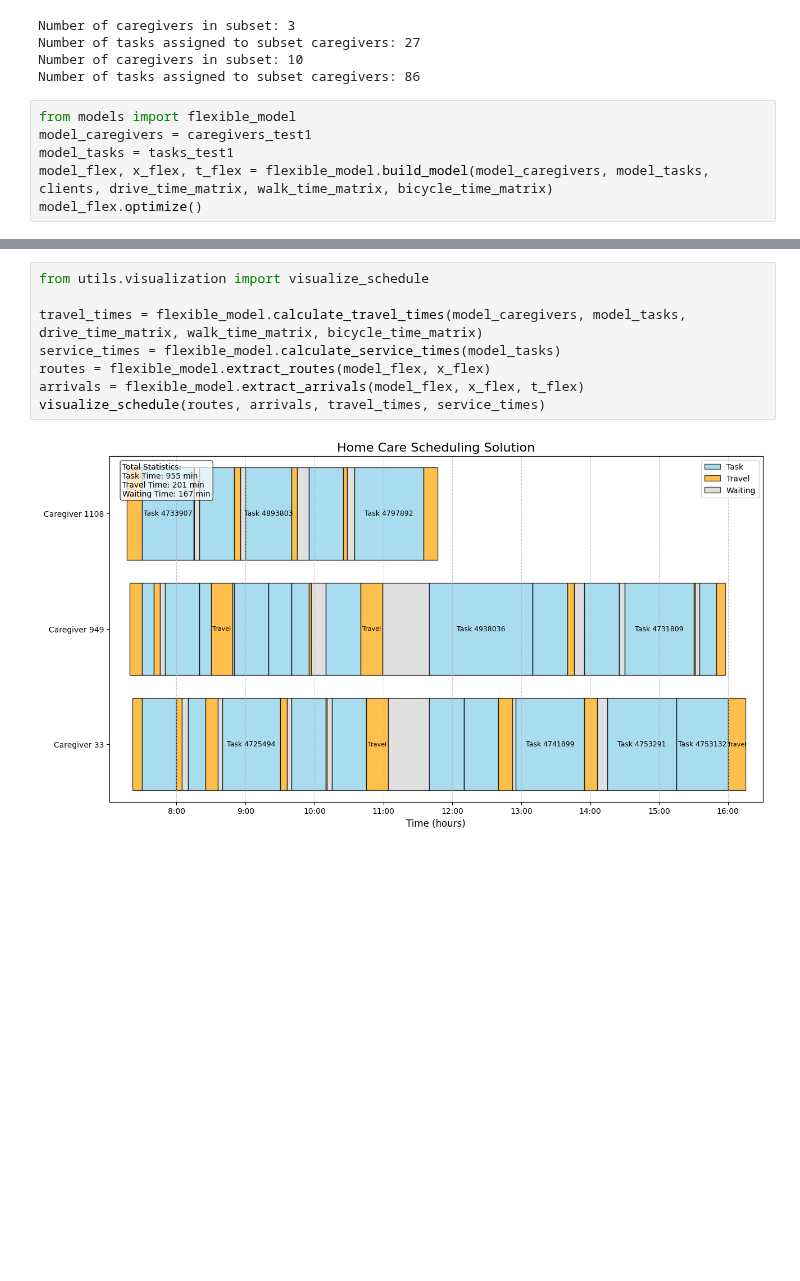
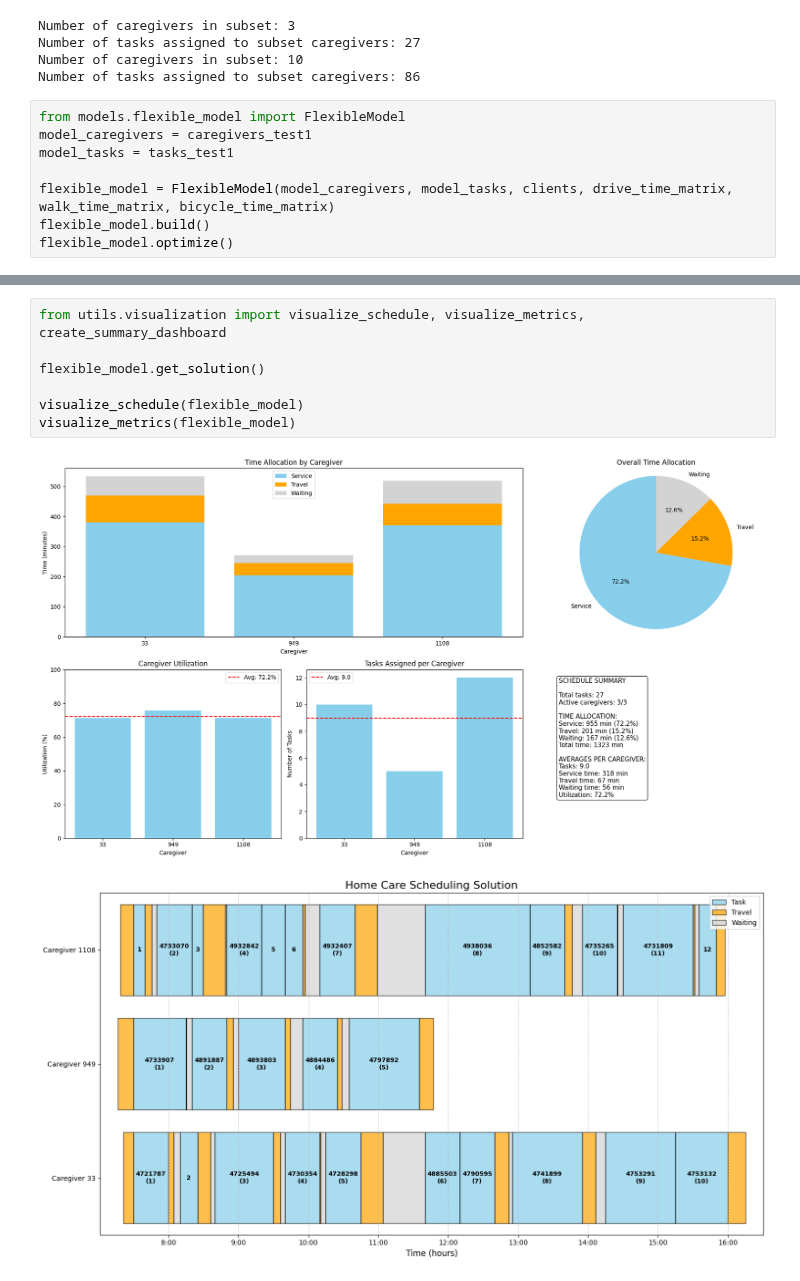
Before and after one commit to vilhelm-k/SA120X_KEX, a Jupyter notebook: main.ipynb, the cells around one changed output, grey strips where cells are left out. Saved outputs shown, nothing was run; the diff lists cells and outputs as text; blank space fills up the shorter version.

Commit message:
start to change to class based models

```diff
--- a/main.ipynb
+++ b/main.ipynb
@@ -36,11 +39,13 @@ Number of tasks assigned to subset caregivers: 27
 Number of caregivers in subset: 10
 Number of tasks assigned to subset caregivers: 86
 # %%
-from models import flexible_model
+from models.flexible_model import FlexibleModel
 model_caregivers = caregivers_test1
 model_tasks = tasks_test1
-model_flex, x_flex, t_flex = flexible_model.build_model(model_caregivers, model_tasks, clients, drive_time_matrix, walk_time_matrix, bicycle_time_matrix)
-model_flex.optimize()
+
+flexible_model = FlexibleModel(model_caregivers, model_tasks, clients, drive_time_matrix, walk_time_matrix, bicycle_time_matrix)
+flexible_model.build()
+flexible_model.optimize()
 # %% [output]
 Set parameter Username
 Set parameter LicenseID to value 2634432
@@ -62,10 +68,10 @@ Best objective 1.323050000000e+03, best bound 1.323050000000e+03, gap 0.0000%
-# %%
-from utils.visualization import visualize_schedule
-
-travel_times = flexible_model.calculate_travel_times(model_caregivers, model_tasks, drive_time_matrix, walk_time_matrix, bicycle_time_matrix)
-service_times = flexible_model.calculate_service_times(model_tasks)
-routes = flexible_model.extract_routes(model_flex, x_flex)
-arrivals = flexible_model.extract_arrivals(model_flex, x_flex, t_flex)
-visualize_schedule(routes, arrivals, travel_times, service_times)
-# %% [output]
-[figure, removed]
+# %%
+from utils.visualization import visualize_schedule, visualize_metrics, create_summary_dashboard
+
+flexible_model.get_solution()
+
+visualize_schedule(flexible_model)
+visualize_metrics(flexible_model)
+# %% [output]
+[figure, added]
+[figure, added]
```
Also changed, not shown: parts of 3 cells of this notebook, 4 other files.
